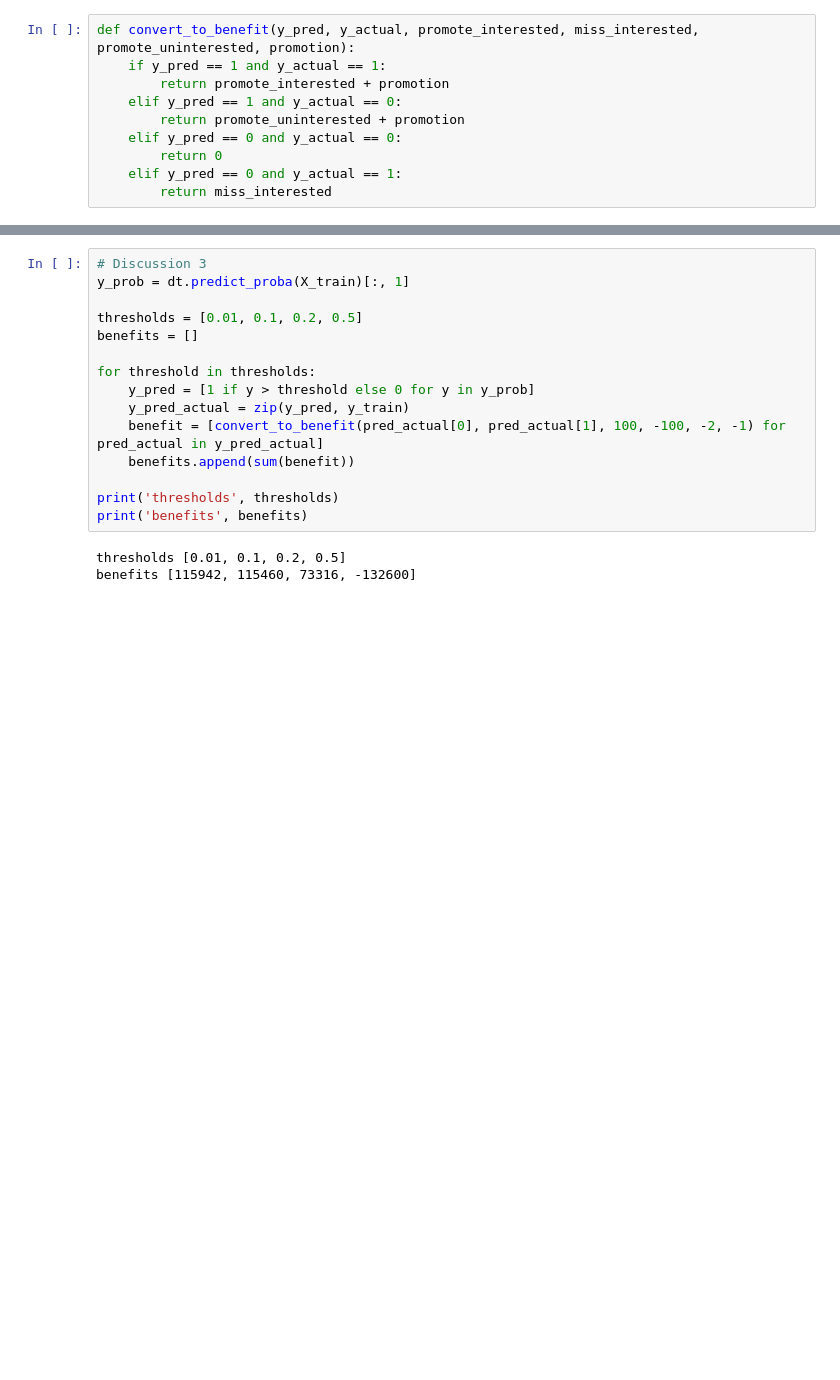
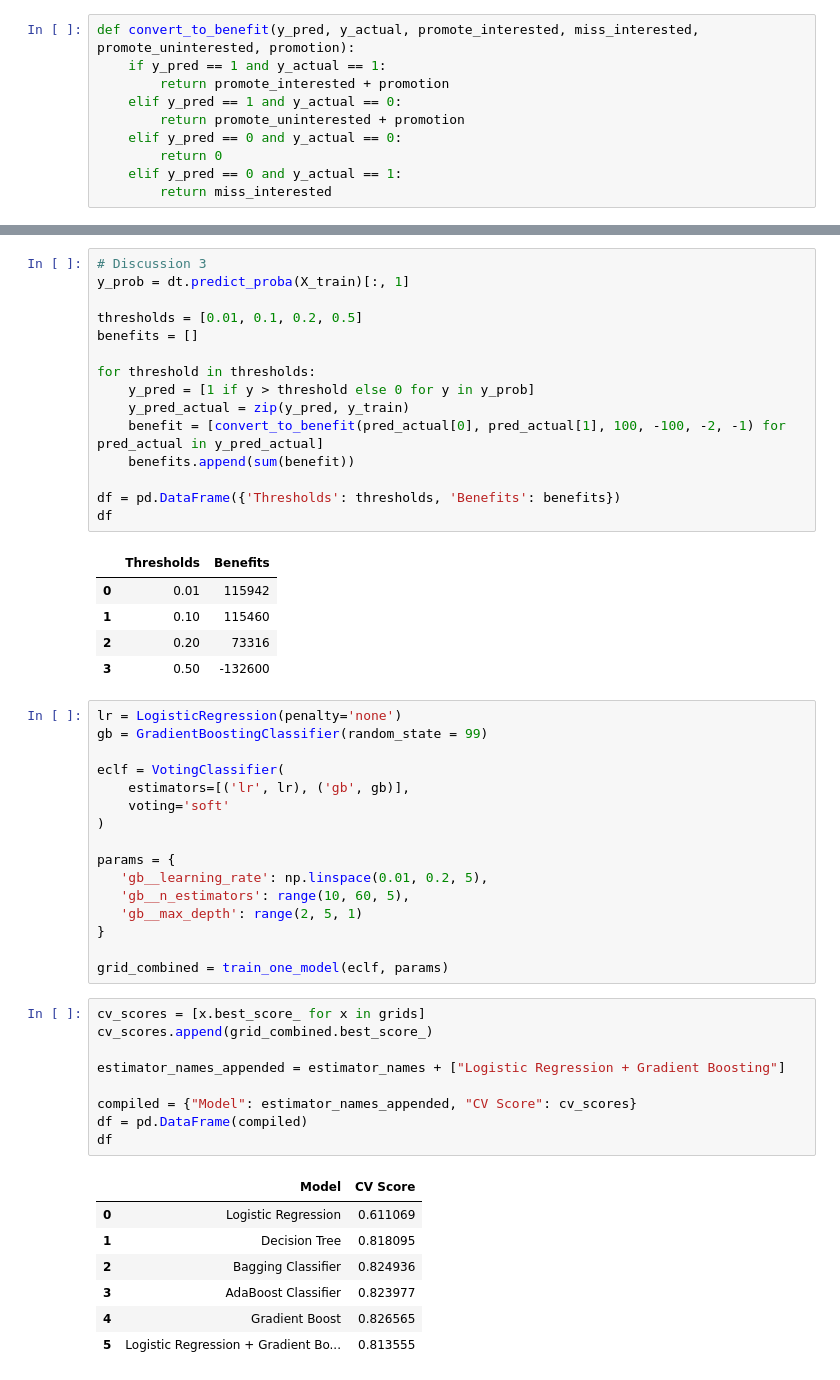
Before and after one commit to bernarduskrishna/Health-Insurance-Cross-Sell-Prediction, a Jupyter notebook: Project_2_Code.ipynb, the cells around one changed output, grey strips where cells are left out. Drawn from its saved outputs; the diff is of its cells as text; blank space fills up the shorter version.

```diff
--- a/Project_2_Code.ipynb
+++ b/Project_2_Code.ipynb
@@ -340,8 +338,44 @@ for threshold in thresholds:
     benefit = [convert_to_benefit(pred_actual[0], pred_actual[1], 100, -100, -2, -1) for pred_actual in y_pred_actual]
     benefits.append(sum(benefit))
 
-print('thresholds', thresholds)
-print('benefits', benefits)
+df = pd.DataFrame({'Thresholds': thresholds, 'Benefits': benefits})
+df
 # %% [output]
-thresholds [0.01, 0.1, 0.2, 0.5]
-benefits [115942, 115460, 73316, -132600]
+|  | Thresholds | Benefits |
+| 0 | 0.01 | 115942 |
+| 1 | 0.10 | 115460 |
+| 2 | 0.20 | 73316 |
+| 3 | 0.50 | -132600 |
+# %%
+lr = LogisticRegression(penalty='none')
+gb = GradientBoostingClassifier(random_state = 99)
+
+eclf = VotingClassifier(
+    estimators=[('lr', lr), ('gb', gb)],
+    voting='soft'
+)
+
+params = {
+   'gb__learning_rate': np.linspace(0.01, 0.2, 5),
+   'gb__n_estimators': range(10, 60, 5),
+   'gb__max_depth': range(2, 5, 1)
+}
+
+grid_combined = train_one_model(eclf, params)
+# %%
+cv_scores = [x.best_score_ for x in grids]
+cv_scores.append(grid_combined.best_score_)
+
+estimator_names_appended = estimator_names + ["Logistic Regression + Gradient Boosting"]
+
+compiled = {"Model": estimator_names_appended, "CV Score": cv_scores}
+df = pd.DataFrame(compiled)
+df
+# %% [output]
+|  | Model | CV Score |
+| 0 | Logistic Regression | 0.611069 |
+| 1 | Decision Tree | 0.818095 |
+| 2 | Bagging Classifier | 0.824936 |
+| 3 | AdaBoost Classifier | 0.823977 |
+| 4 | Gradient Boost | 0.826565 |
+| 5 | Logistic Regression + Gradient Bo... | 0.813555 |
```
Also changed, not shown: parts of 9 cells of this notebook, 5 other files.
